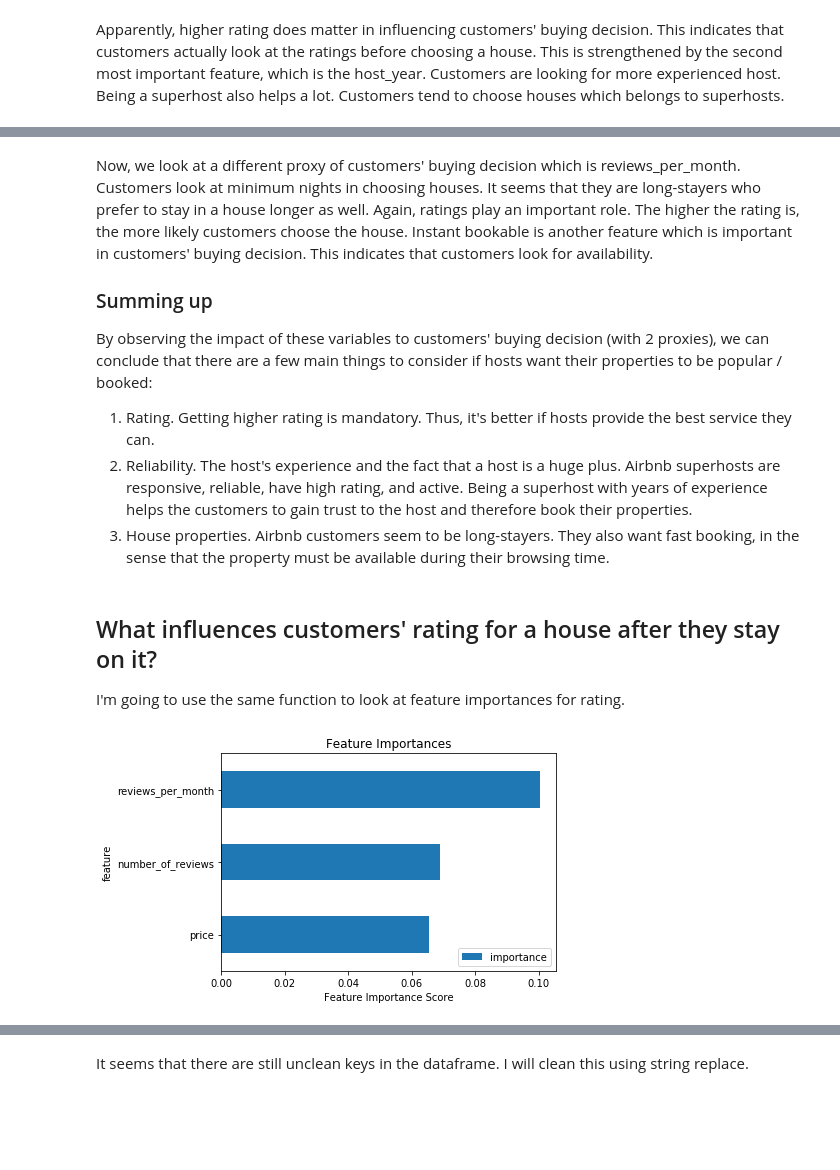
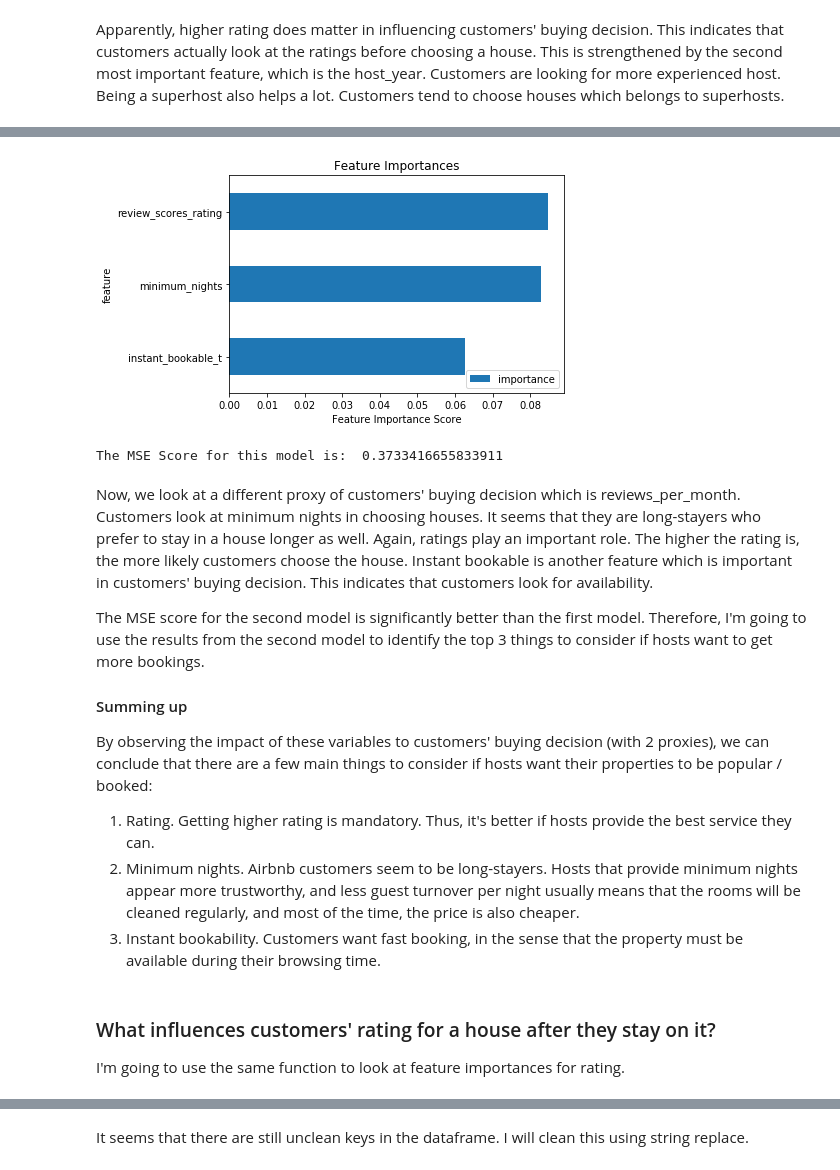
Before and after one commit to nugroho1234/airbnb_project, a Jupyter notebook: Airbnb Data Final.ipynb, the cells around one changed output, grey strips where cells are left out. Drawn from its saved outputs; the diff is of its cells as text; code cells hidden in the pictures; blank space fills up the shorter version.

```diff
--- a/Airbnb Data Final.ipynb
+++ b/Airbnb Data Final.ipynb
@@ -466,15 +582,19 @@ f.plot_features(master_df, 'reviews_per_month')
+# %%
+mse_score = f.plot_features(master_df, 'reviews_per_month')
+print("The MSE Score for this model is: ", mse_score)
+# %% [output]
+[figure, added]
+The MSE Score for this model is:  0.3733416655833911
 # %% [markdown]
 Now, we look at a different proxy of customers' buying decision which is reviews_per_month. Customers look at minimum nights in choosing houses. It seems that they are long-stayers who prefer to stay in a house longer as well. Again, ratings play an important role. The higher the rating is, the more likely customers choose the house. Instant bookable is another feature which is important in customers' buying decision. This indicates that customers look for availability.
 
-### Summing up
+The MSE score for the second model is significantly better than the first model. Therefore, I'm going to use the results from the second model to identify the top 3 things to consider if hosts want to get more bookings.
+
+#### Summing up
 By observing the impact of these variables to customers' buying decision (with 2 proxies), we can conclude that there are a few main things to consider if hosts want their properties to be popular / booked:
 1. Rating. Getting higher rating is mandatory. Thus, it's better if hosts provide the best service they can.
-2. Reliability. The host's experience and the fact that a host is a huge plus. Airbnb superhosts are responsive, reliable, have high rating, and active. Being a superhost with years of experience helps the customers to gain trust to the host and therefore book their properties.
-3. House properties. Airbnb customers seem to be long-stayers. They also want fast booking, in the sense that the property must be available during their browsing time.
+2. Minimum nights. Airbnb customers seem to be long-stayers. Hosts that provide minimum nights appear more trustworthy, and less guest turnover per night usually means that the rooms will be cleaned regularly, and most of the time, the price is also cheaper.
+3. Instant bookability. Customers want fast booking, in the sense that the property must be available during their browsing time.
 # %% [markdown]
-## What influences customers' rating for a house after they stay on it?
+### What influences customers' rating for a house after they stay on it?
 I'm going to use the same function to look at feature importances for rating.
-# %%
-f.plot_features(master_df, 'review_scores_rating')
-# %% [output]
-[figure, removed]
```
Also changed, not shown: parts of 51 cells of this notebook, 1 other file.
